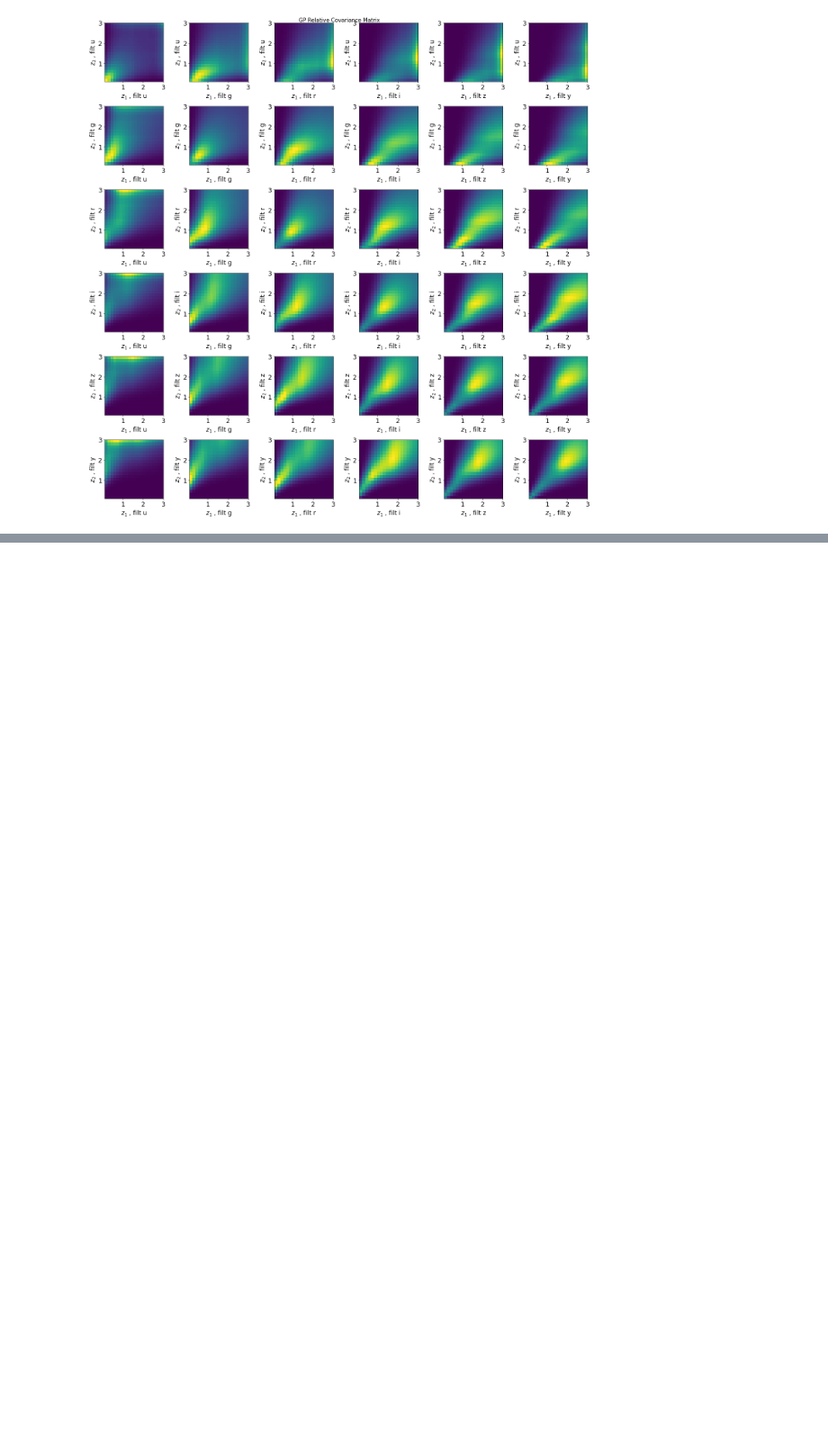
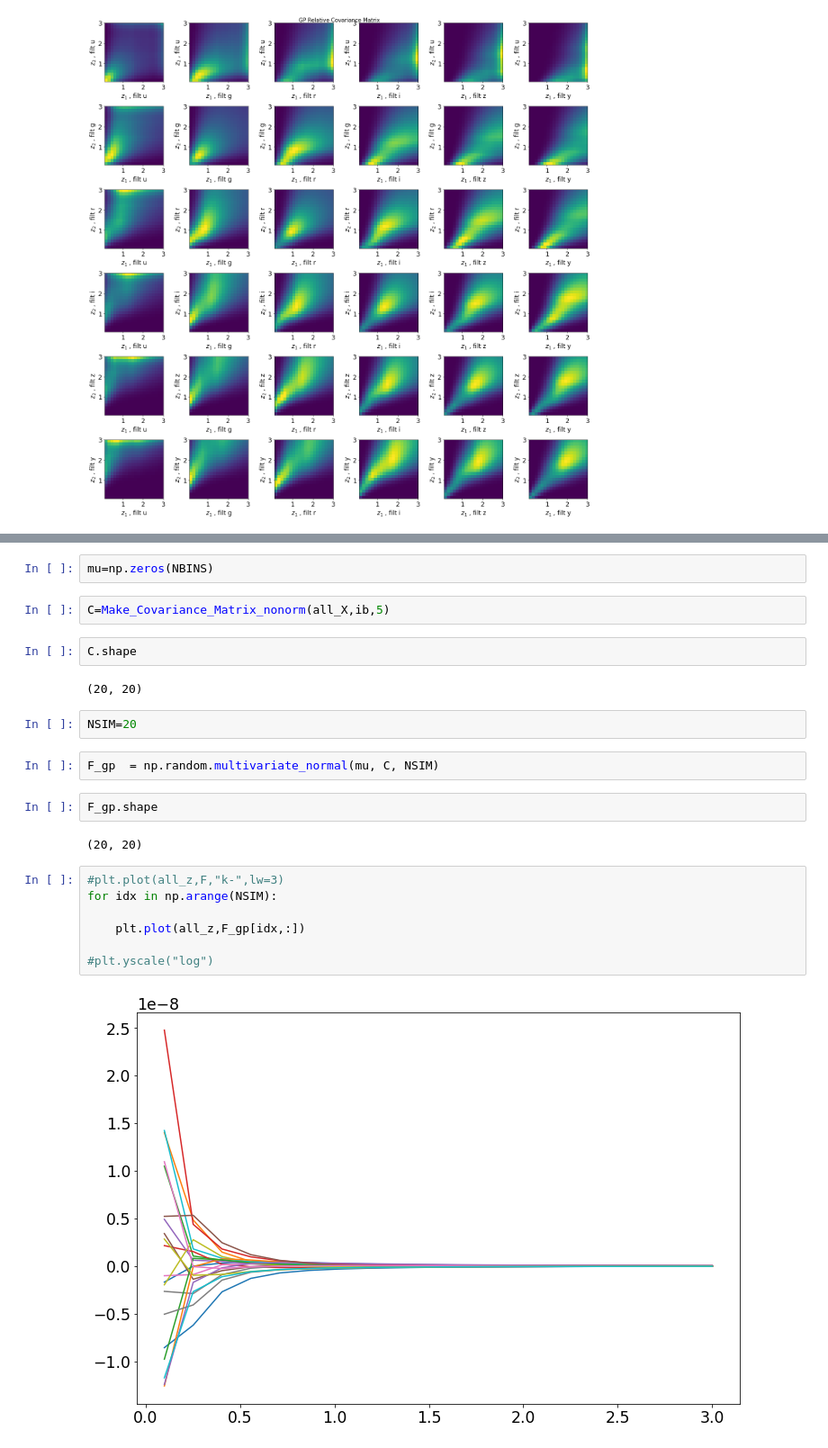
Before and after one commit to sylvielsstfr/PhotoZAna, a Jupyter notebook: ana_delightoutput/notebooks/study_gp/test_delight_gp_Fzprior.ipynb, the cells around one changed output, grey strips where cells are left out. Shown at 90% size. Cells and saved outputs as stored; diff of their text form; blank space fills up the shorter version.

```diff
--- a/ana_delightoutput/notebooks/study_gp/test_delight_gp_Fzprior.ipynb
+++ b/ana_delightoutput/notebooks/study_gp/test_delight_gp_Fzprior.ipynb
@@ -285,0 +310,25 @@ plt.tight_layout()
+# %%
+mu=np.zeros(NBINS)
+# %%
+C=Make_Covariance_Matrix_nonorm(all_X,ib,5)
+# %%
+C.shape
+# %% [output]
+(20, 20)
+# %%
+NSIM=20
+# %%
+F_gp  = np.random.multivariate_normal(mu, C, NSIM)
+# %%
+F_gp.shape
+# %% [output]
+(20, 20)
+# %%
+#plt.plot(all_z,F,"k-",lw=3)
+for idx in np.arange(NSIM):
+
+    plt.plot(all_z,F_gp[idx,:])
+
+#plt.yscale("log")
+# %% [output]
+[figure, added]
```
Also changed, not shown: parts of 8 cells of this notebook.
